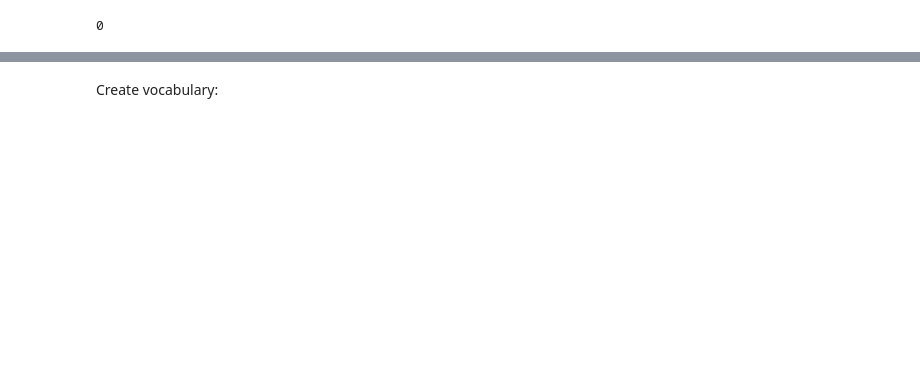
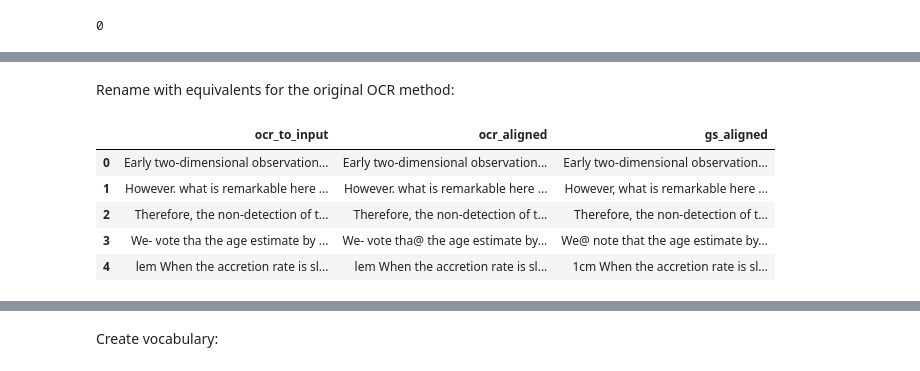
Before and after one commit to ReadingTimeMachine/ocr_post_correction, a Jupyter notebook: 0_exploration_new_data_new.ipynb, the cells around one changed output, grey strips where cells are left out. Saved outputs shown, nothing was run; the diff lists cells and outputs as text; code cells hidden in the pictures; blank space fills up the shorter version.

```diff
--- a/0_exploration_new_data_new.ipynb
+++ b/0_exploration_new_data_new.ipynb
@@ -209,3 +171,5 @@ data.head()
 | 2 | Therefore, the non-detection of t... | Therefore, the non-detection of t... | Therefore, the non-detection of t... | Therefore, the non-detection of t... | WWWWWWWWWW WWW WWWWWWWWWWWWW WW W... | ... |
 | 3 | We- vote tha^ the age estimate by... | We@ note that the age estimate by... | We- vote tha the age estimate by ... | We note that the age estimate by ... | WWW WWWW WWW^ WWW WWW WWWWWWWW WW... | ... |
 | 4 | lem When the accretion rate is sl... | 1cm When the accretion rate is sl... | lem When the accretion rate is sl... | 1cm When the accretion rate is sl... | WWW WWWW WWW WWWWWWWWW WWWW WW WW... | ... |
+# %% [markdown]
+Rename with equivalents for the original OCR method:
@@ -212 +183,10 @@ data.head()
+# %%
+data[['ocr_to_input','ocr_aligned', 'gs_aligned']].head()
+# %% [output]
+|  | ocr_to_input | ocr_aligned | gs_aligned |
+| 0 | Early two-dimensional observation... | Early two-dimensional observation... | Early two-dimensional observation... |
+| 1 | However. what is remarkable here ... | However. what is remarkable here ... | However, what is remarkable here ... |
+| 2 | Therefore, the non-detection of t... | Therefore, the non-detection of t... | Therefore, the non-detection of t... |
+| 3 | We- vote tha the age estimate by ... | We- vote tha@ the age estimate by... | We@ note that the age estimate by... |
+| 4 | lem When the accretion rate is sl... | lem When the accretion rate is sl... | 1cm When the accretion rate is sl... |
 # %%
```
Also changed, not shown: parts of 26 cells of this notebook, 1 other file.
